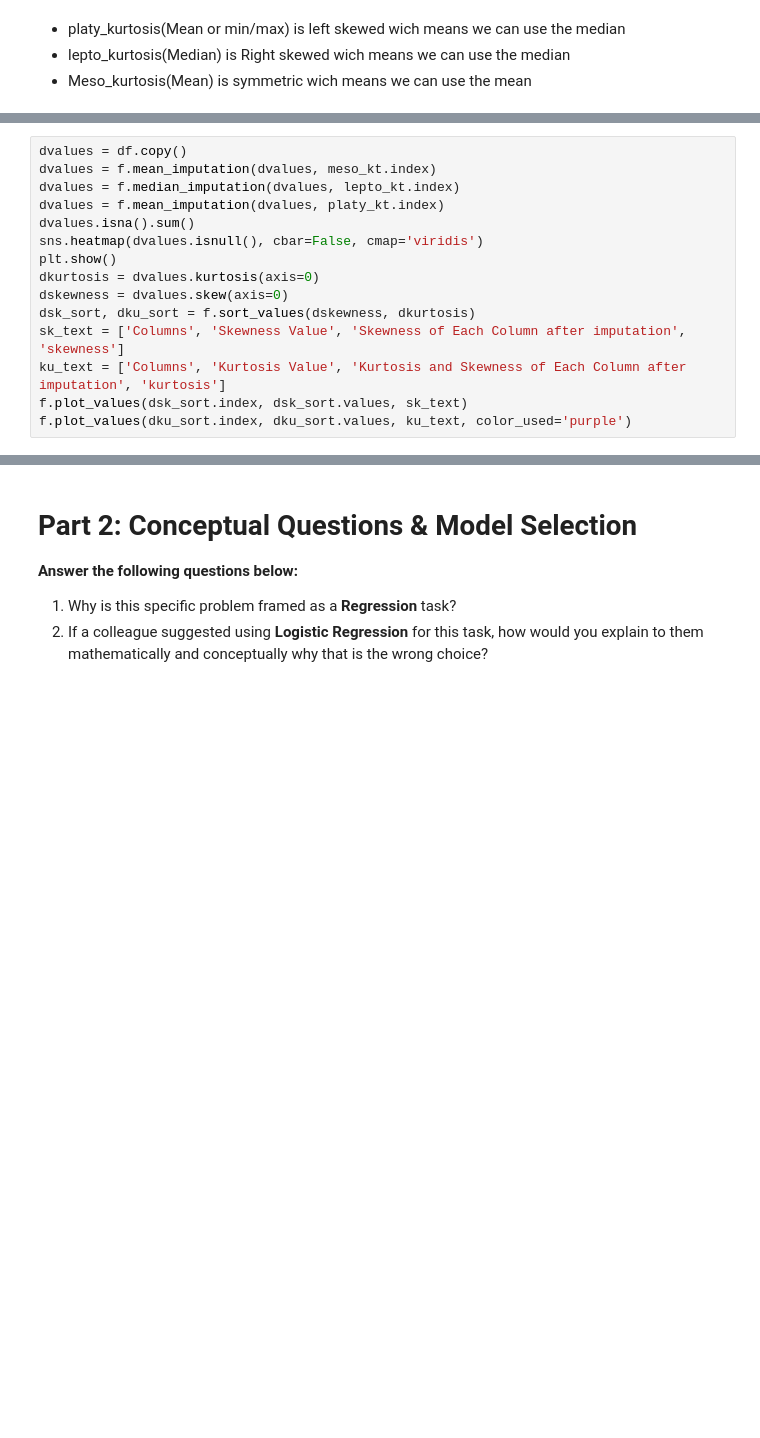
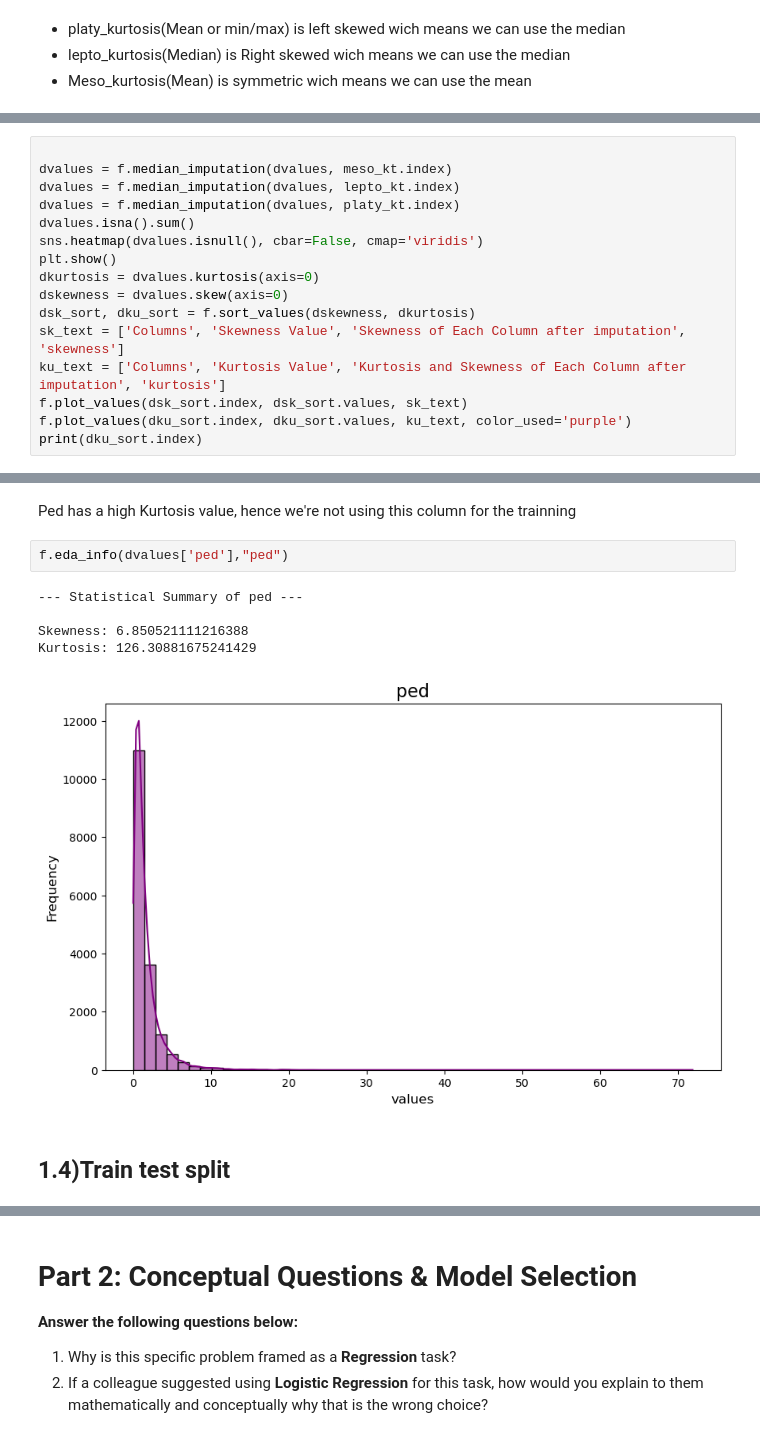
Before and after one commit to AlejoProjects/ML_project_part_1, a Jupyter notebook: SubmissionTemplate.ipynb, the cells around one changed output, grey strips where cells are left out. Drawn from its saved outputs; the diff is of its cells as text; blank space fills up the shorter version.

```diff
--- a/SubmissionTemplate.ipynb
+++ b/SubmissionTemplate.ipynb
@@ -148,8 +156,8 @@ wear -0.094710
 # %%
-dvalues = df.copy()
-dvalues = f.mean_imputation(dvalues, meso_kt.index)
+
+dvalues = f.median_imputation(dvalues, meso_kt.index)
 dvalues = f.median_imputation(dvalues, lepto_kt.index)
-dvalues = f.mean_imputation(dvalues, platy_kt.index)
+dvalues = f.median_imputation(dvalues, platy_kt.index)
 dvalues.isna().sum()
 sns.heatmap(dvalues.isnull(), cbar=False, cmap='viridis')
 plt.show()
@@ -160,4 +168,5 @@ sk_text = ['Columns', 'Skewness Value', 'Skewness of Each Column after imputatio
 ku_text = ['Columns', 'Kurtosis Value', 'Kurtosis and Skewness of Each Column after imputation', 'kurtosis']
 f.plot_values(dsk_sort.index, dsk_sort.values, sk_text)
 f.plot_values(dku_sort.index, dku_sort.values, ku_text, color_used='purple')
+print(dku_sort.index)
 # %% [output]
@@ -167,0 +174,12 @@ columns:  86
+# %% [markdown]
+Ped has a high Kurtosis value, hence we're not using this column for the trainning
+# %%
+f.eda_info(dvalues['ped'],"ped")
+# %% [output]
+--- Statistical Summary of ped ---
+
+Skewness: 6.850521111216388
+Kurtosis: 126.30881675241429
+[figure, added]
+# %% [markdown]
+## 1.4)Train test split
```
Also changed, not shown: parts of 27 cells of this notebook, 3 other files.
